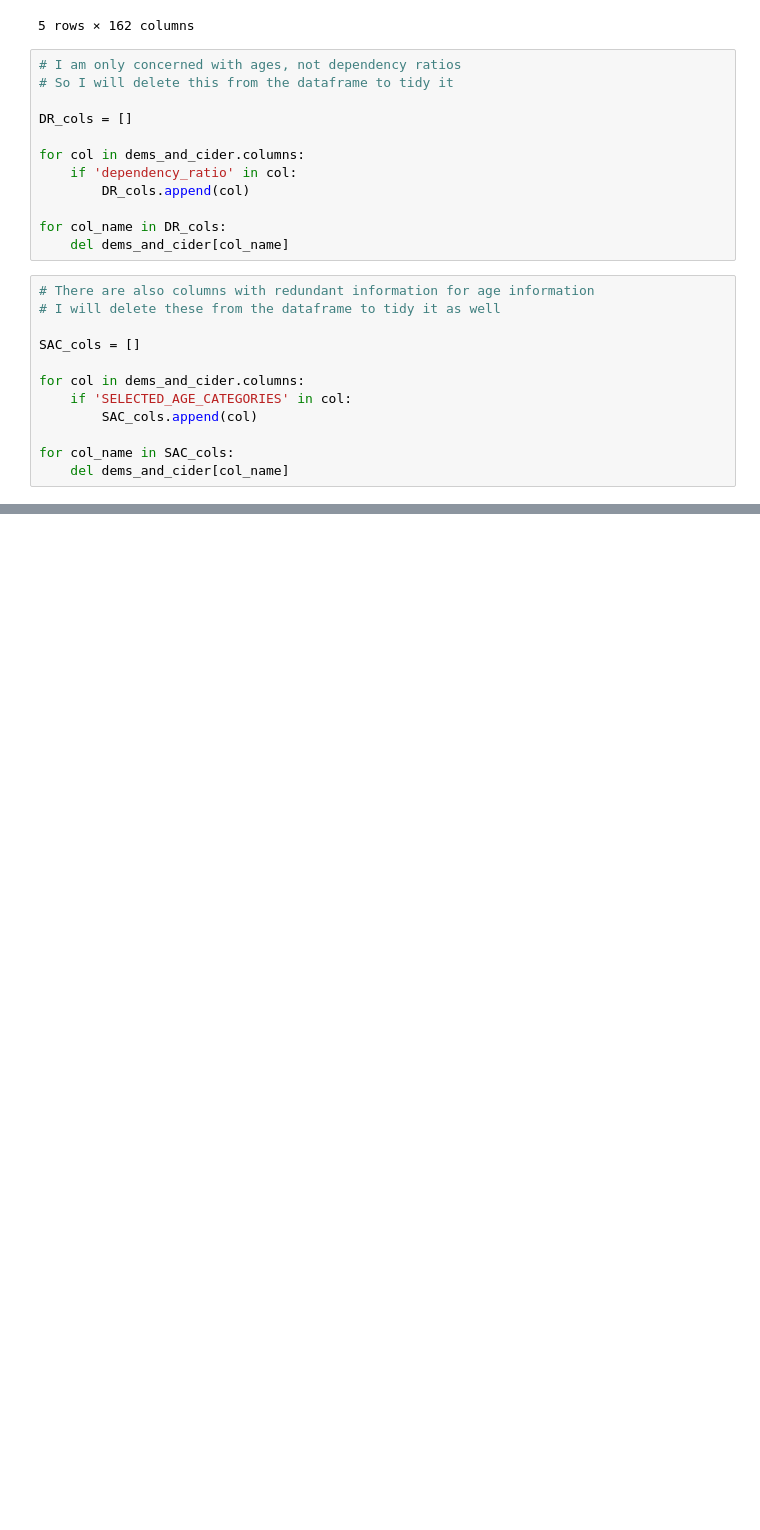
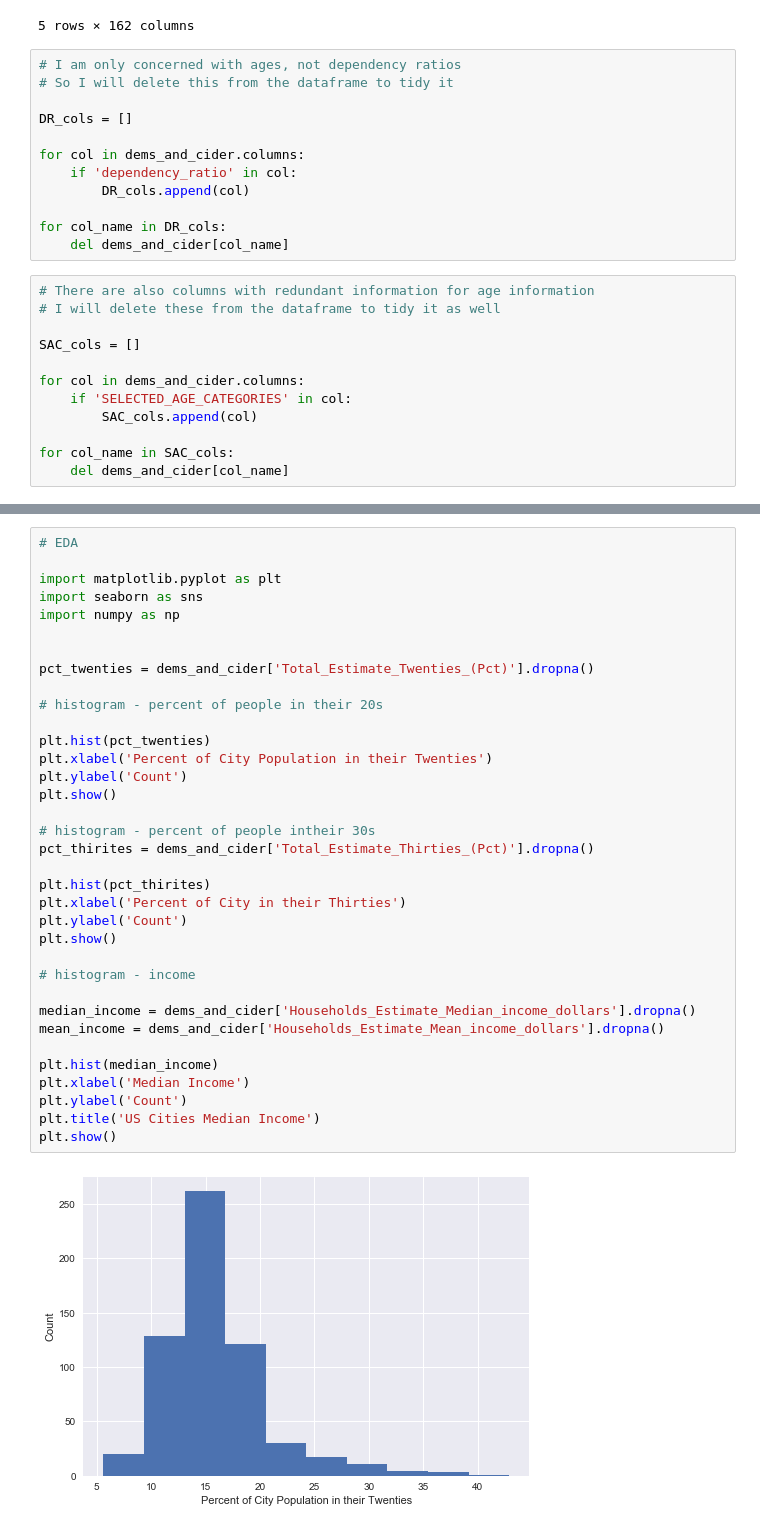
Before and after one commit to sjordan29/Springboard-Code, a Jupyter notebook: Capstone_1/Data_Files.ipynb, the cells around one changed output, grey strips where cells are left out. Drawn from its saved outputs; the diff is of its cells as text; blank space fills up the shorter version.

```diff
--- a/Capstone_1/Data_Files.ipynb
+++ b/Capstone_1/Data_Files.ipynb
@@ -313,0 +413,37 @@ for i, row in demographics.iterrows():
+# %%
+# EDA
+
+import matplotlib.pyplot as plt
+import seaborn as sns
+import numpy as np
+
+
+pct_twenties = dems_and_cider['Total_Estimate_Twenties_(Pct)'].dropna()
+
+# histogram - percent of people in their 20s
+
+plt.hist(pct_twenties)
+plt.xlabel('Percent of City Population in their Twenties')
+plt.ylabel('Count')
+plt.show()
+
+# histogram - percent of people intheir 30s
+pct_thirites = dems_and_cider['Total_Estimate_Thirties_(Pct)'].dropna()
+
+plt.hist(pct_thirites)
+plt.xlabel('Percent of City in their Thirties')
+plt.ylabel('Count')
+plt.show()
+
+# histogram - income
+
+median_income = dems_and_cider['Households_Estimate_Median_income_dollars'].dropna()
+mean_income = dems_and_cider['Households_Estimate_Mean_income_dollars'].dropna()
+
+plt.hist(median_income)
+plt.xlabel('Median Income')
+plt.ylabel('Count')
+plt.title('US Cities Median Income')
+plt.show()
+# %% [output]
+[figure, added]
```
Also changed, not shown: parts of 10 cells of this notebook.
